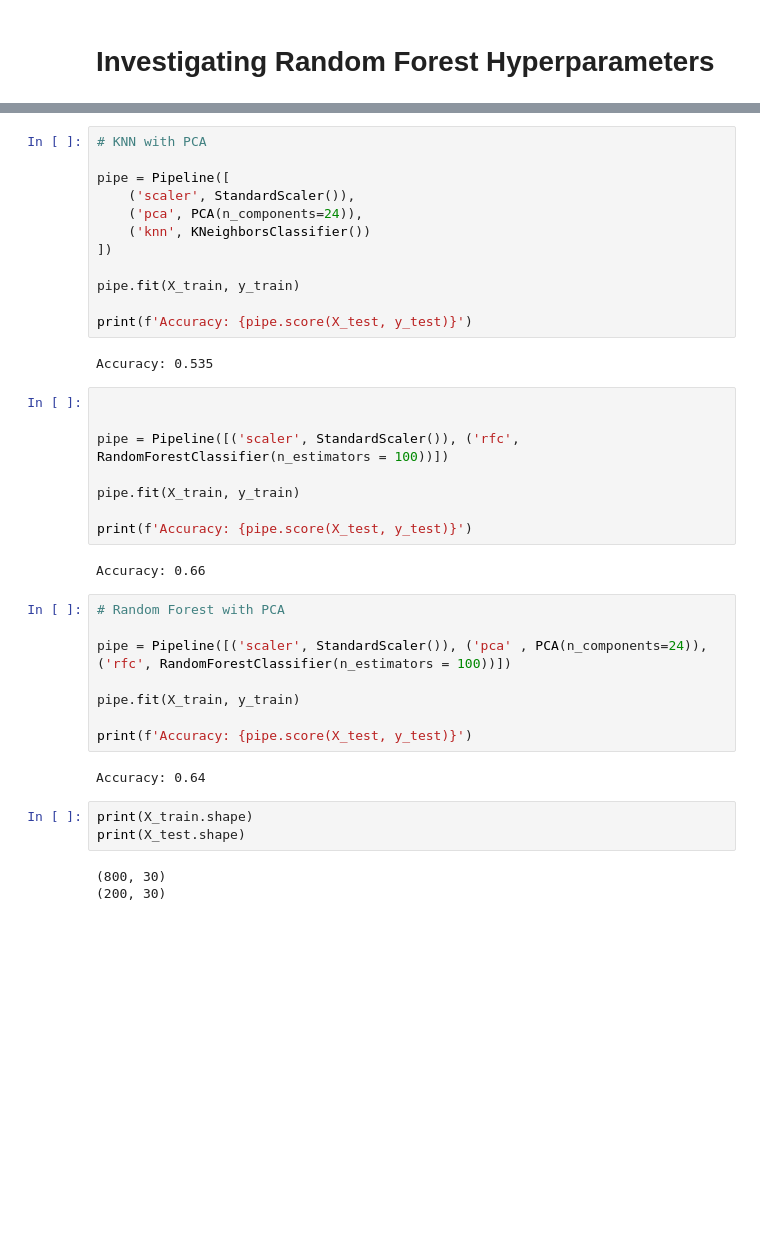
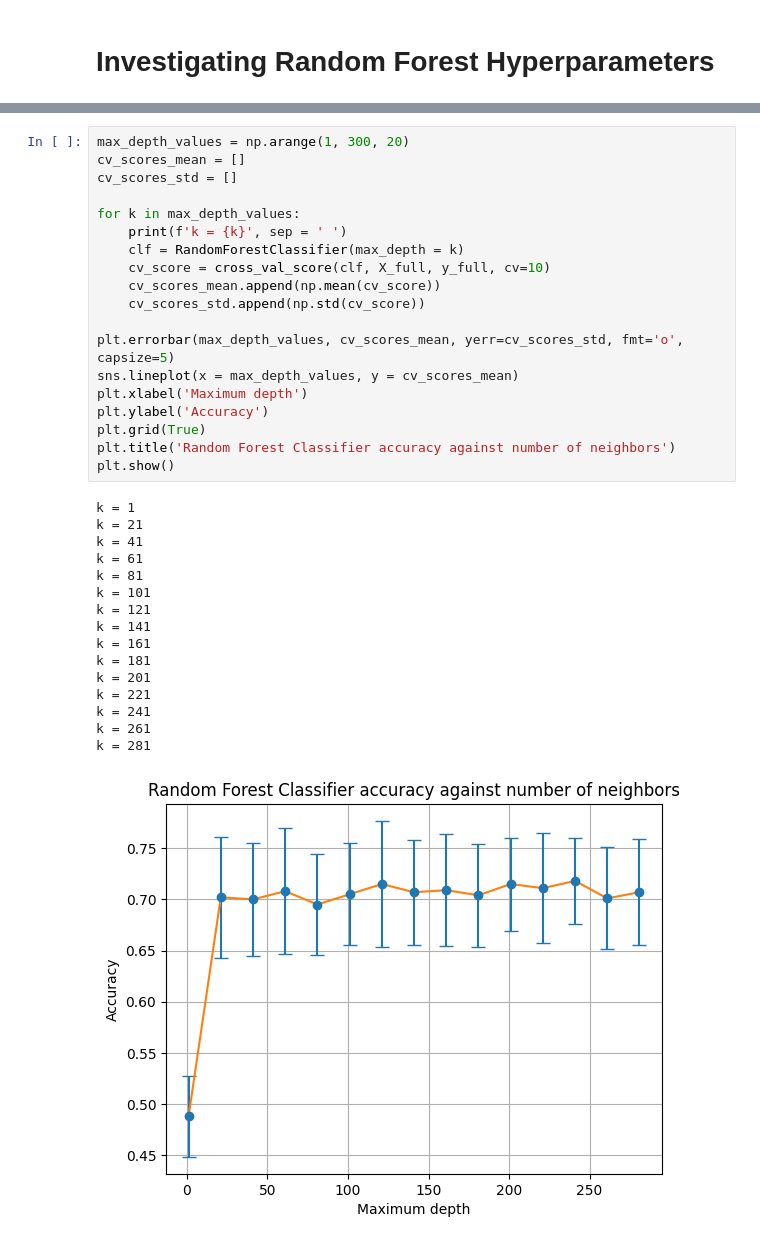
Before and after one commit to daniyarzt/ml-individual-project, a Jupyter notebook: main.ipynb, the cells around one changed output, grey strips where cells are left out. Cells and saved outputs as stored; diff of their text form; blank space fills up the shorter version.

```diff
--- a/main.ipynb
+++ b/main.ipynb
@@ -412,40 +428,36 @@ Accuracy: 0.71
-# %%
-# KNN with PCA
-
-pipe = Pipeline([
-    ('scaler', StandardScaler()),
-    ('pca', PCA(n_components=24)),
-    ('knn', KNeighborsClassifier())
-])
-
-pipe.fit(X_train, y_train)
-
-print(f'Accuracy: {pipe.score(X_test, y_test)}')
-# %% [output]
-Accuracy: 0.535
-# %%
-
-
-pipe = Pipeline([('scaler', StandardScaler()), ('rfc', RandomForestClassifier(n_estimators = 100))])
-
-pipe.fit(X_train, y_train)
-
-print(f'Accuracy: {pipe.score(X_test, y_test)}')
-# %% [output]
-Accuracy: 0.66
-# %%
-# Random Forest with PCA
-
-pipe = Pipeline([('scaler', StandardScaler()), ('pca' , PCA(n_components=24)), ('rfc', RandomForestClassifier(n_estimators = 100))])
-
-pipe.fit(X_train, y_train)
-
-print(f'Accuracy: {pipe.score(X_test, y_test)}')
-# %% [output]
-Accuracy: 0.64
-# %%
-print(X_train.shape)
-print(X_test.shape)
-# %% [output]
-(800, 30)
-(200, 30)
+# %%
+max_depth_values = np.arange(1, 300, 20)
+cv_scores_mean = []
+cv_scores_std = []
+
+for k in max_depth_values:
+    print(f'k = {k}', sep = ' ')
+    clf = RandomForestClassifier(max_depth = k)
+    cv_score = cross_val_score(clf, X_full, y_full, cv=10)
+    cv_scores_mean.append(np.mean(cv_score))
+    cv_scores_std.append(np.std(cv_score))
+
+plt.errorbar(max_depth_values, cv_scores_mean, yerr=cv_scores_std, fmt='o', capsize=5)
+sns.lineplot(x = max_depth_values, y = cv_scores_mean)
+plt.xlabel('Maximum depth')
+plt.ylabel('Accuracy')
+plt.grid(True)
+plt.title('Random Forest Classifier accuracy against number of neighbors')
+plt.show()
+# %% [output]
+k = 1
+k = 21
+k = 41
+k = 61
+k = 81
+k = 101
+k = 121
+k = 141
+k = 161
+k = 181
+k = 201
+k = 221
+k = 241
+k = 261
+k = 281
+[figure, added]
```
Also changed, not shown: parts of 30 cells of this notebook.
